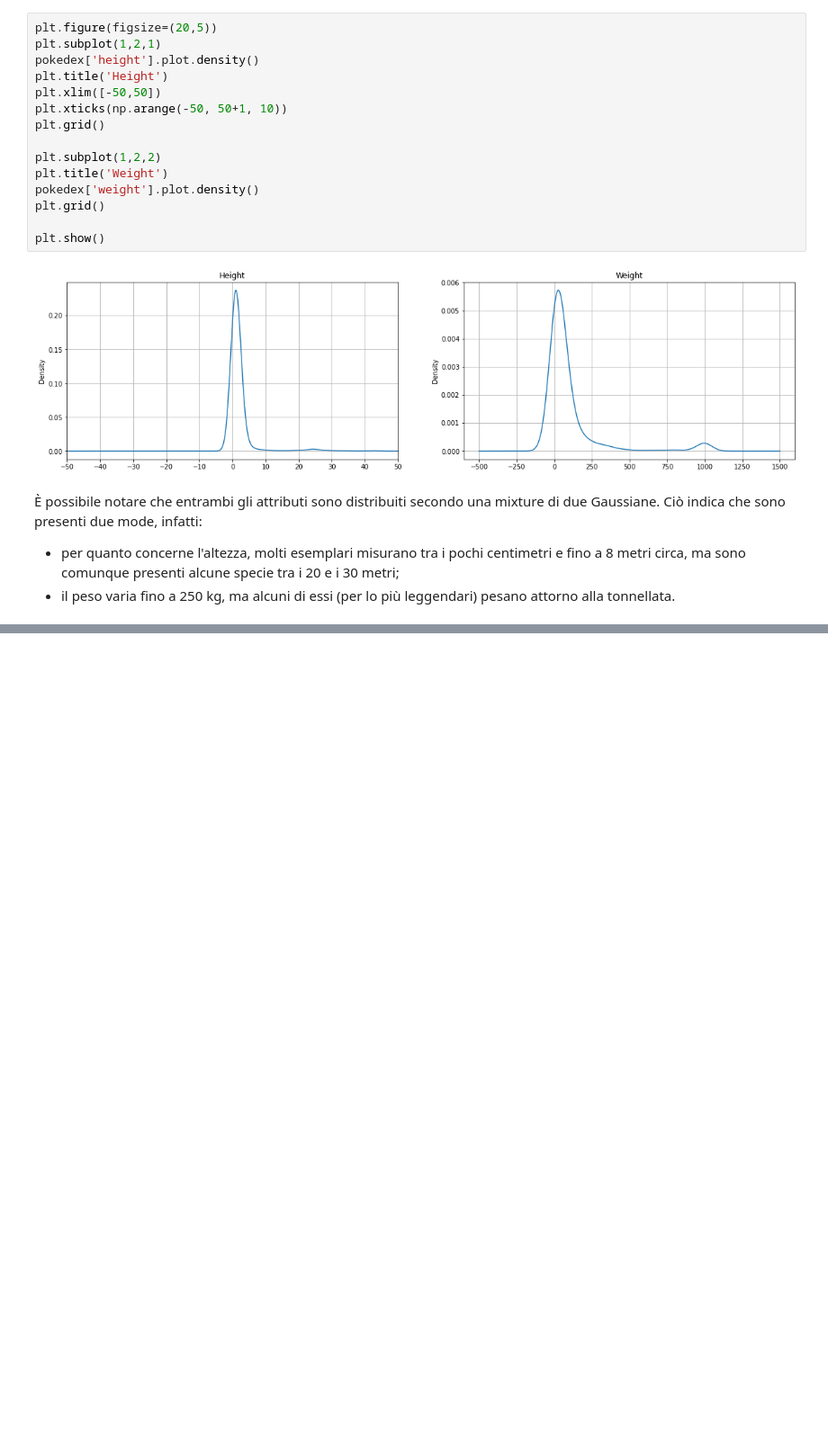
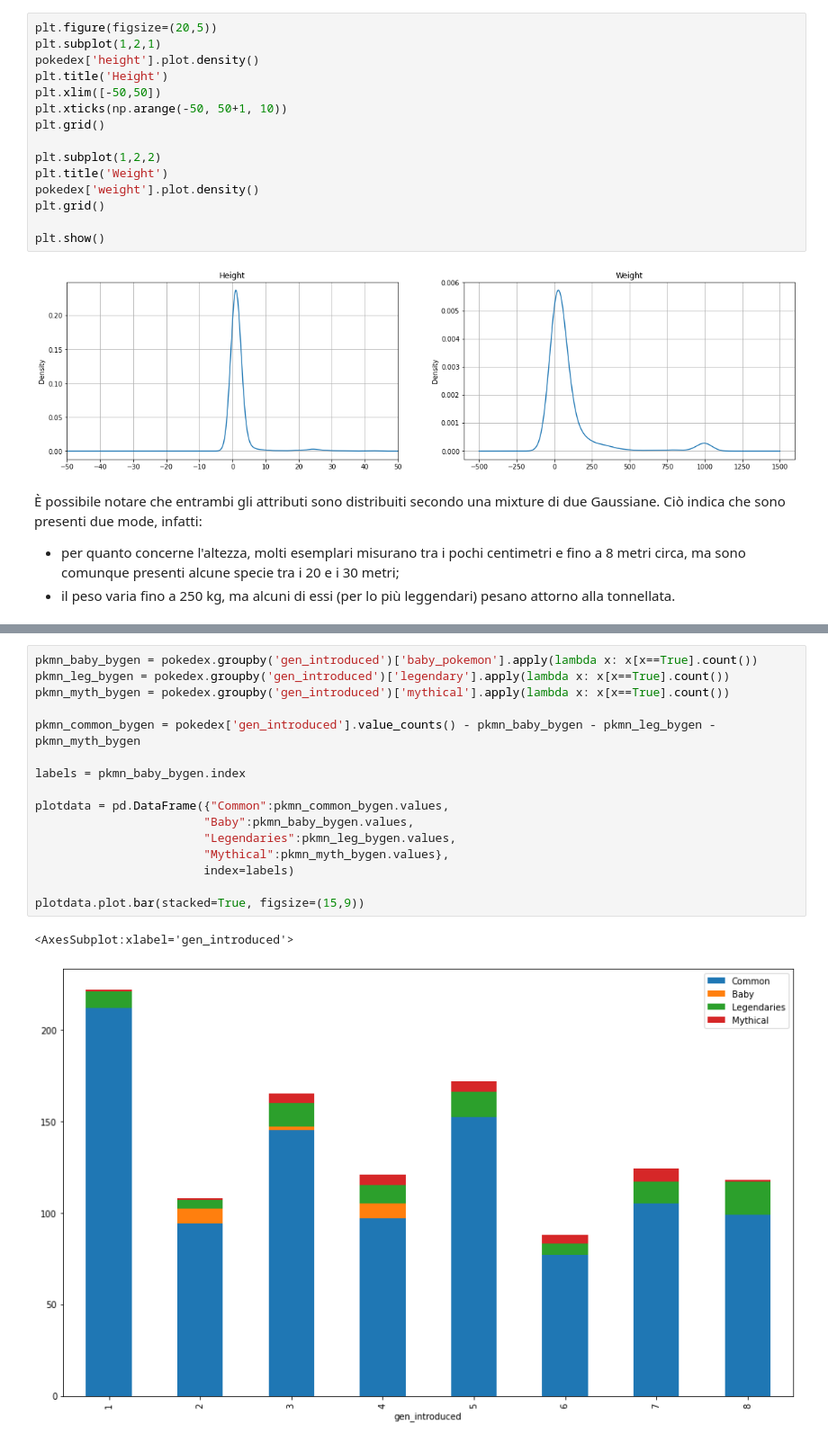
Before and after one commit to nebuchadneZZar01/DA_project, a Jupyter notebook: pokebook.ipynb, the cells around one changed output, grey strips where cells are left out. Shown at 90% size. Cells and saved outputs as stored; diff of their text form; blank space fills up the shorter version.

```diff
--- a/pokebook.ipynb
+++ b/pokebook.ipynb
@@ -335,0 +359,19 @@ Altre colonne verranno discusse in seguito, nelle successive fasi dell'analisi.
+# %%
+pkmn_baby_bygen = pokedex.groupby('gen_introduced')['baby_pokemon'].apply(lambda x: x[x==True].count())
+pkmn_leg_bygen = pokedex.groupby('gen_introduced')['legendary'].apply(lambda x: x[x==True].count())
+pkmn_myth_bygen = pokedex.groupby('gen_introduced')['mythical'].apply(lambda x: x[x==True].count())
+
+pkmn_common_bygen = pokedex['gen_introduced'].value_counts() - pkmn_baby_bygen - pkmn_leg_bygen - pkmn_myth_bygen
+
+labels = pkmn_baby_bygen.index
+
+plotdata = pd.DataFrame({"Common":pkmn_common_bygen.values,
+                        "Baby":pkmn_baby_bygen.values,
+                        "Legendaries":pkmn_leg_bygen.values,
+                        "Mythical":pkmn_myth_bygen.values},
+                        index=labels)
+
+plotdata.plot.bar(stacked=True, figsize=(15,9))
+# %% [output]
+<AxesSubplot:xlabel='gen_introduced'>
+[figure, added]
```
Also changed, not shown: parts of 20 cells of this notebook.
